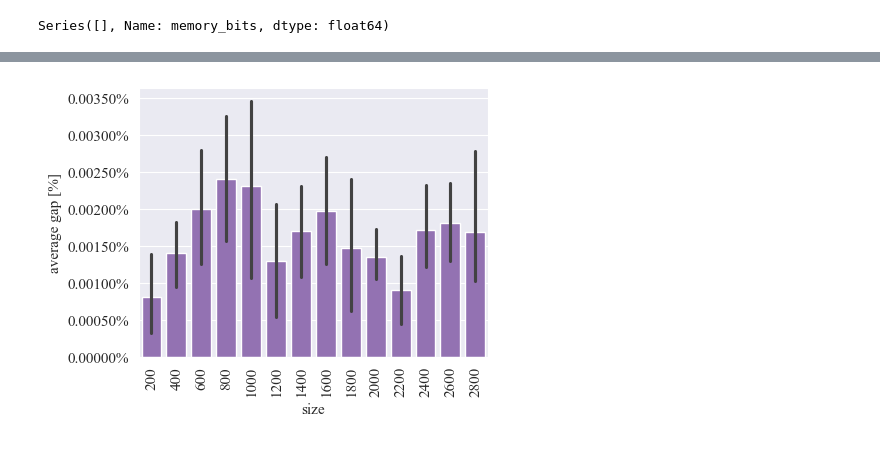
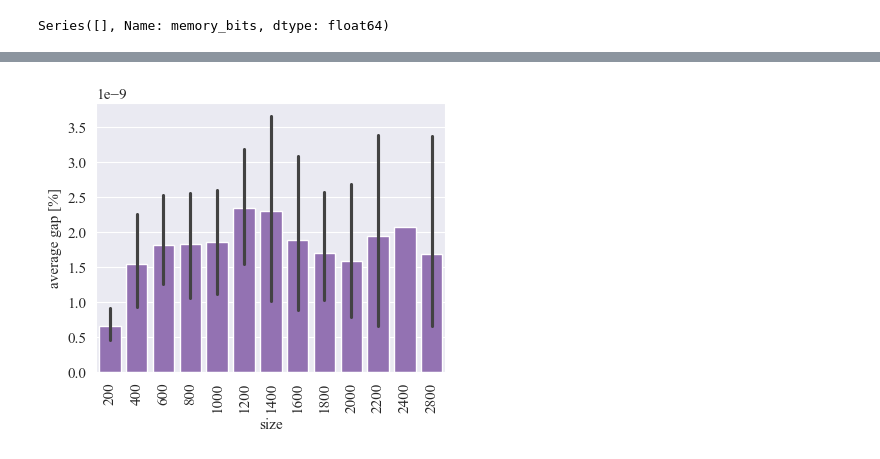
Before and after one commit to SoerenWilkening/QTG_0-1Knapsack, a Jupyter notebook: evaluation/05_elapsed_cycles.ipynb, the cells around one changed output, grey strips where cells are left out. Saved outputs shown, nothing was run; the diff lists cells and outputs as text; code cells hidden in the pictures.

```diff
--- a/evaluation/05_elapsed_cycles.ipynb
+++ b/evaluation/05_elapsed_cycles.ipynb
@@ -29,7 +29,7 @@ hue_order = [algorithm_mapping["combo"],
              algorithm_mapping["greedy"],
              algorithm_mapping["qtg"]]
 # %%
-combo_results = read_as_pandas('results/classical_benchmark/small', lambda row: {
+combo_results = read_as_pandas('results/classical_benchmark/easy', lambda row: {
     'algorithm': algorithm_mapping[row['parameters']['args']['solver']],
     'size': row['parameters']['args']['instance']['size'],
     'elapsed_cycles': row['result']['elapsed_cycles'],
@@ -141,14 +139,14 @@ plt.show()
 # %%
 from matplotlib import ticker
 
 fig, ax = plt.subplots(figsize=(4.5, 3.5))
 sns.barplot(qtg_results, x='size', y='average_gap', ax=ax,  color='C4')
 ax.set_ylabel("average gap [%]")
 ax.set_xticklabels(ax.get_xticklabels(), rotation=90, ha='center')
 
-ax.yaxis.set_major_formatter(ticker.PercentFormatter(1.0))
+#ax.yaxis.set_major_formatter(ticker.PercentFormatter(1.0))
 
 fig.savefig("out/05_qtg_average_gap.pdf", bbox_inches='tight')
 plt.show()
 # %% [output]
-[figure, old version]
+[figure, new version]
```
Also changed, not shown: parts of 5 cells of this notebook, 36 other files.
